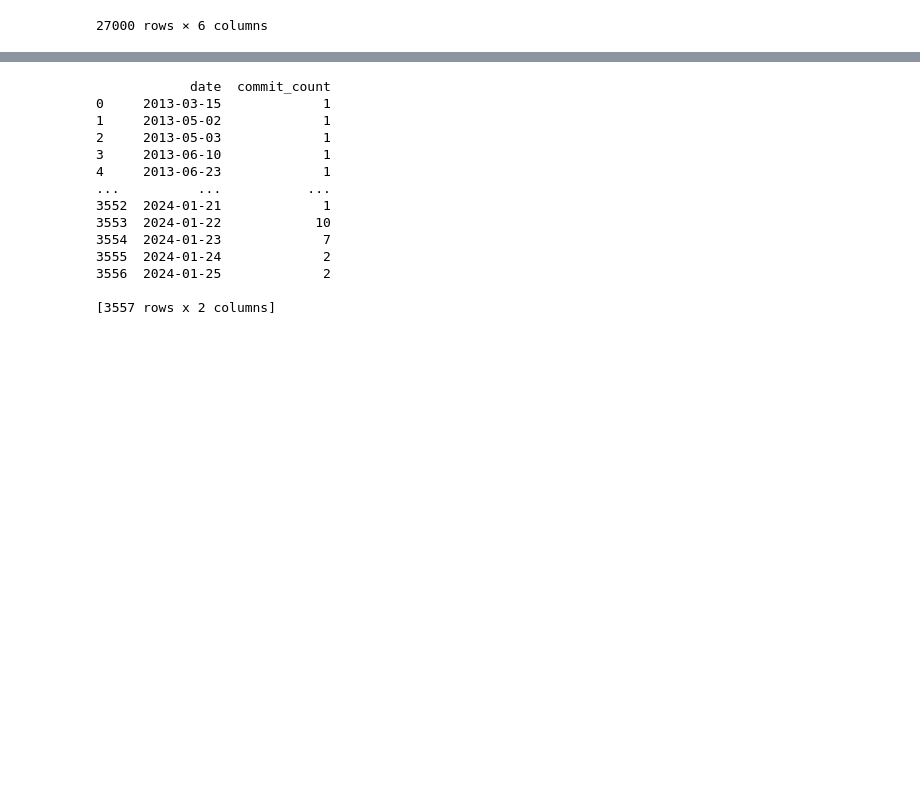
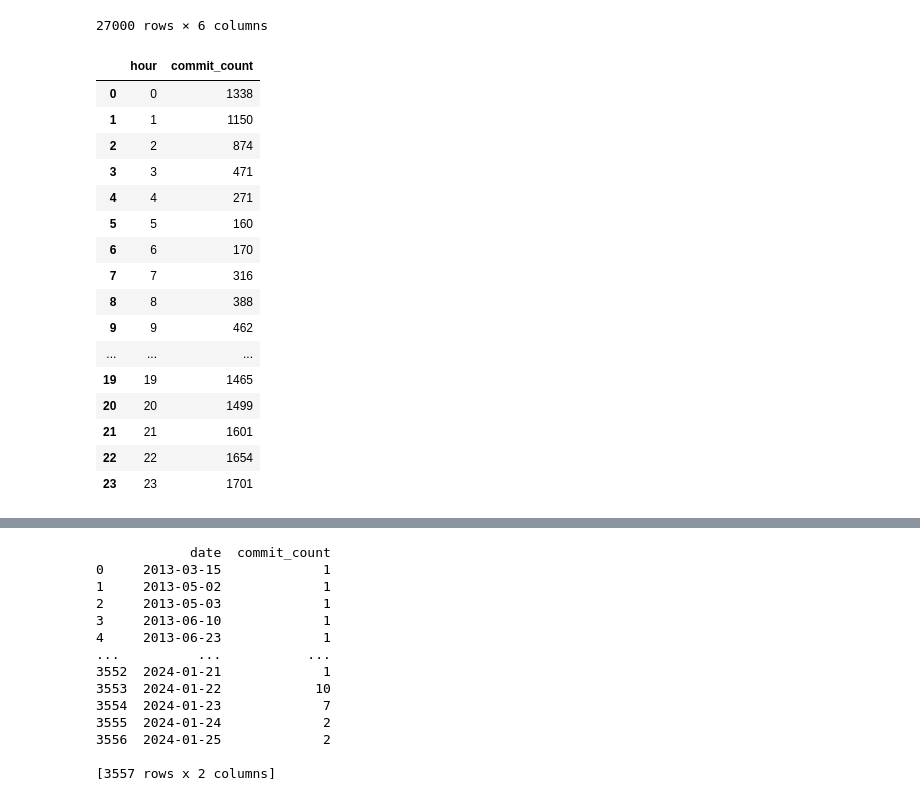
Before and after one commit to wxy2024/2023project, a Jupyter notebook: demo1.ipynb, the cells around one changed output, grey strips where cells are left out. Drawn from its saved outputs; the diff is of its cells as text; code cells hidden in the pictures; blank space fills up the shorter version.

```diff
--- a/demo1.ipynb
+++ b/demo1.ipynb
@@ -43,3 +43,28 @@ df
 | 26998 | 0eab18794b95b243cf7df401e674626da... | jreback | 2013-09-22 19:28:16+00:00 | jreback | Merge pull request #4938 from jre... | 0 |
 | 26999 | 59fd29fbd05c07ba40fcd2349388d61d5... | jreback | 2013-09-22 18:43:36+00:00 | jreback | BUG: Fixed a bug in convert_objec... | 0 |
 27000 rows × 6 columns
+# %%
+#设置一列为commit_count
+df['commit_count'] = 1
+df['hour'] = df['date'].dt.hour
+df_hour = df.drop(['sha','author','comment_count','committer','message','date'], axis=1)
+df_grouped = df_hour.groupby('hour').agg({'commit_count': 'sum'}).reset_index()
+df_grouped
+# %% [output]
+|  | hour | commit_count |
+| 0 | 0 | 1338 |
+| 1 | 1 | 1150 |
+| 2 | 2 | 874 |
+| 3 | 3 | 471 |
+| 4 | 4 | 271 |
+| 5 | 5 | 160 |
+| 6 | 6 | 170 |
+| 7 | 7 | 316 |
+| 8 | 8 | 388 |
+| 9 | 9 | 462 |
+| ... | ... | ... |
+| 19 | 19 | 1465 |
+| 20 | 20 | 1499 |
+| 21 | 21 | 1601 |
+| 22 | 22 | 1654 |
+| 23 | 23 | 1701 |
```
Also changed, not shown: parts of 5 cells of this notebook.
